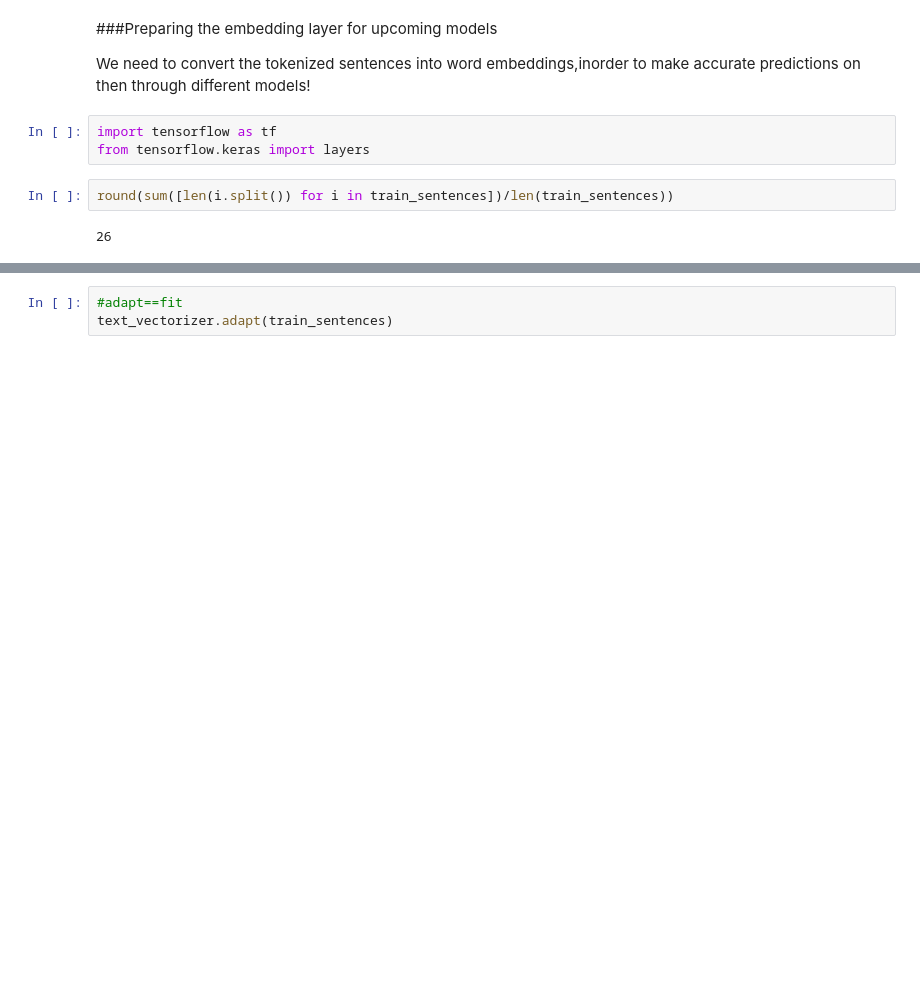
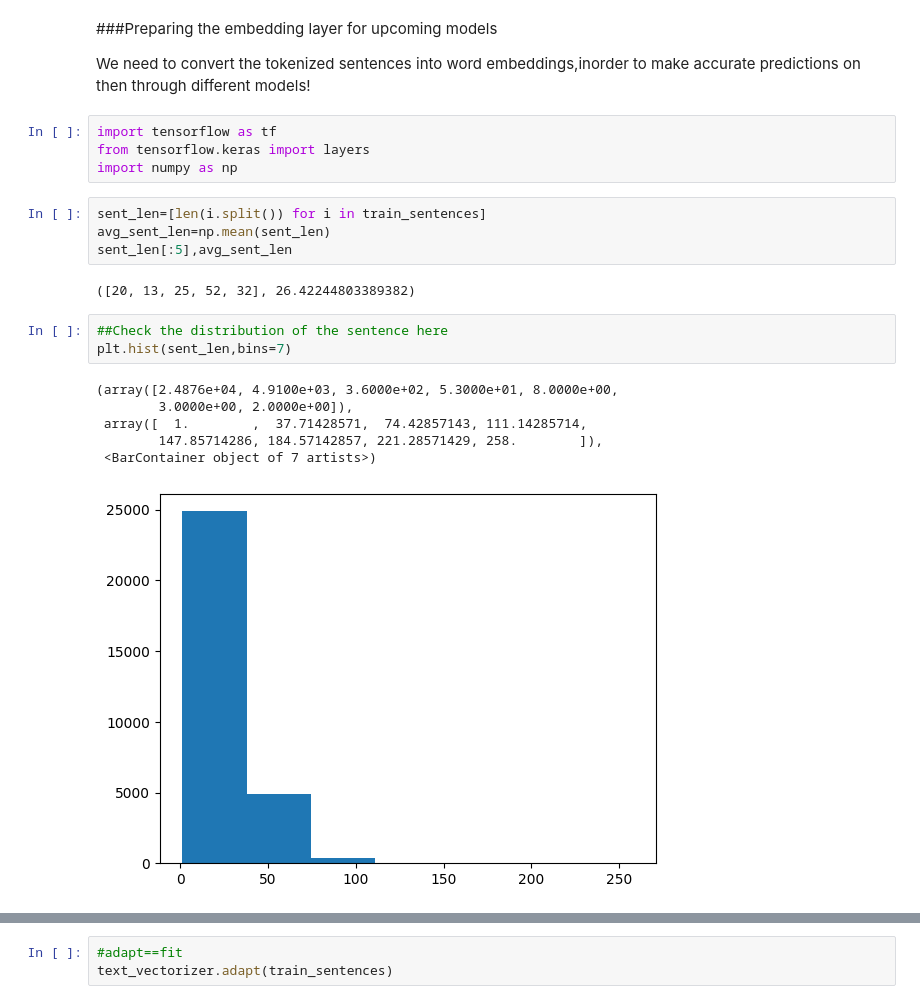
Before and after one commit to MananShukla7/SkimLit, a Jupyter notebook: skimlit.ipynb, the cells around one changed output, grey strips where cells are left out. Drawn from its saved outputs; the diff is of its cells as text; blank space fills up the shorter version.

```diff
--- a/skimlit.ipynb
+++ b/skimlit.ipynb
@@ -553,7 +552,20 @@ We need to convert the tokenized sentences into word embeddings,inorder to make
 # %%
 import tensorflow as tf
 from tensorflow.keras import layers
+import numpy as np
 # %%
-round(sum([len(i.split()) for i in train_sentences])/len(train_sentences))
+sent_len=[len(i.split()) for i in train_sentences]
+avg_sent_len=np.mean(sent_len)
+sent_len[:5],avg_sent_len
 # %% [output]
-26
+([20, 13, 25, 52, 32], 26.42244803389382)
+# %%
+##Check the distribution of the sentence here
+plt.hist(sent_len,bins=7)
+# %% [output]
+(array([2.4876e+04, 4.9100e+03, 3.6000e+02, 5.3000e+01, 8.0000e+00,
+        3.0000e+00, 2.0000e+00]),
+ array([  1.        ,  37.71428571,  74.42857143, 111.14285714,
+        147.85714286, 184.57142857, 221.28571429, 258.        ]),
+ <BarContainer object of 7 artists>)
+[figure, added]
```
Also changed, not shown: parts of 30 cells of this notebook.
